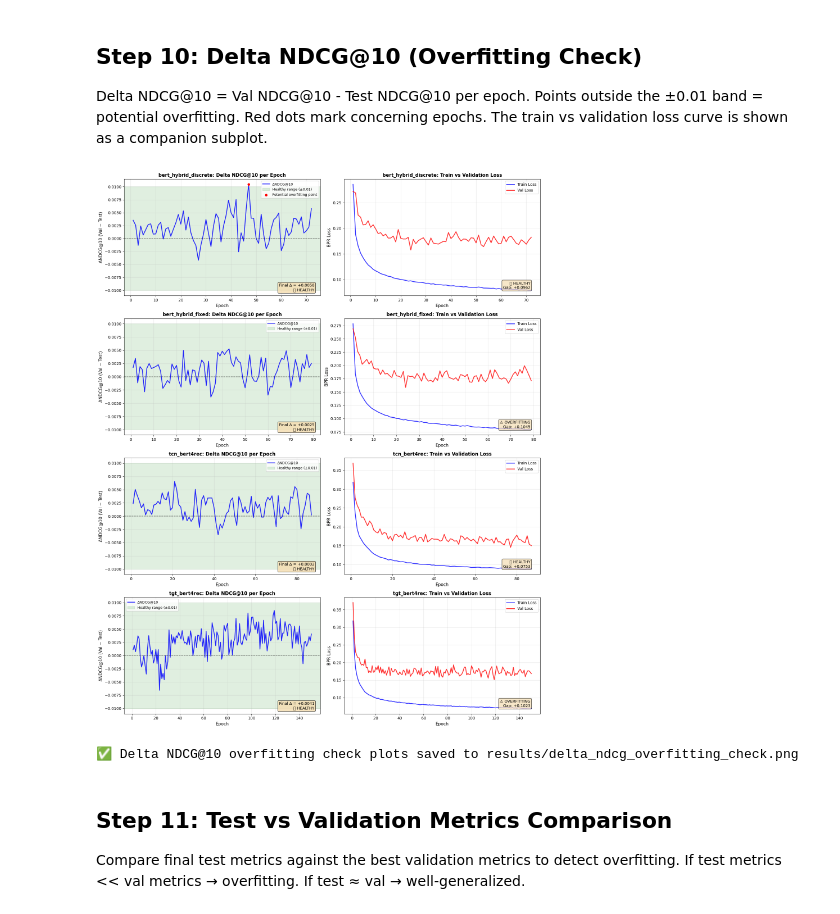
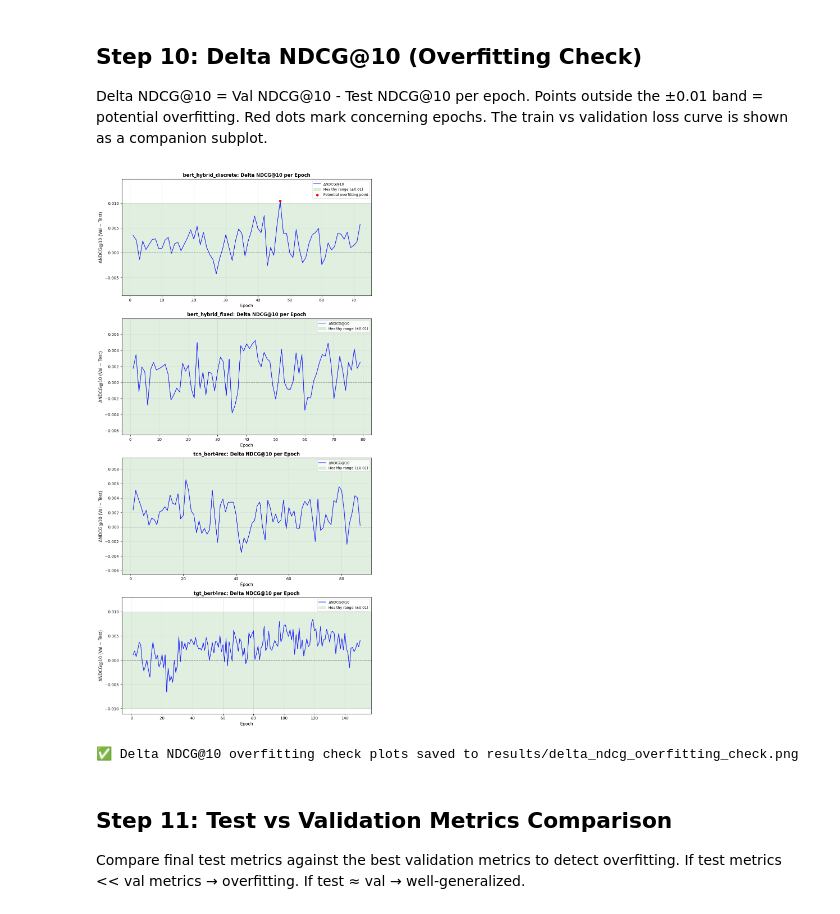
Before and after one commit to faroukq1/length-adaptive, a Jupyter notebook: length-adapt-rerun-1m.ipynb, the cells around one changed output. Drawn from its saved outputs; the diff is of its cells as text; code cells hidden in the pictures.

```diff
--- a/length-adapt-rerun-1m.ipynb
+++ b/length-adapt-rerun-1m.ipynb
@@ -465,79 +465,50 @@ if not histories:
     print("❌ No training histories found!")
 else:
     n_models = len(histories)
-    fig, axes = plt.subplots(n_models, 2, figsize=(16, 5 * n_models))
+    fig, axes = plt.subplots(n_models, 1, figsize=(10, 5 * n_models))
     if n_models == 1:
-        axes = axes.reshape(1, -1)
+        axes = [axes]
 
     for idx, (model_name, history) in enumerate(sorted(histories.items())):
-        ax_delta = axes[idx, 0]
-        ax_loss = axes[idx, 1]
+        ax_delta = axes[idx]
 
         delta_ndcg = history.get('delta_ndcg10', [])
 
         if delta_ndcg:
             epochs_delta = list(range(1, len(delta_ndcg) + 1))
 
-            # Plot delta NDCG curve in blue
-            ax_delta.plot(epochs_delta, delta_ndcg, 'b-', linewidth=2, alpha=0.85, label='ΔNDCG@10')
+            ax_delta.plot(epochs_delta, delta_ndcg, 'b-', linewidth=1.5, alpha=0.85, label='ΔNDCG@10')
 
-            # Horizontal reference line at y=0
             ax_delta.axhline(y=0, color='black', linestyle='--', linewidth=1.2, alpha=0.6)
 
-            # Green shaded healthy zone (-0.01 to +0.01)
             ax_delta.axhspan(-0.01, 0.01, alpha=0.12, color='green', label='Healthy range (±0.01)')
 
-            # Mark overfitting points (abs(delta) > 0.01) with red dots
             overfit_mask = np.abs(np.array(delta_ndcg)) > 0.01
             if overfit_mask.any():
                 ax_delta.scatter(np.array(epochs_delta)[overfit_mask],
                                 np.array(delta_ndcg)[overfit_mask],
                                 color='red', s=30, zorder=5,
                                 label='Potential overfitting point')
 
-            # Final delta and status in bottom-right text box
-            final_delta = delta_ndcg[-1]
-            status = "✅ HEALTHY" if abs(final_delta) <= 0.01 else "⚠ OVERFITTING"
-            ax_delta.text(0.97, 0.03, f'Final Δ = {final_delta:+.4f}\n{status}',
-                         transform=ax_delta.transAxes, fontsize=10, ha='right', va='bottom',
-                         bbox=dict(boxstyle='round', facecolor='wheat', alpha=0.85))
+            # Tight y-axis
+            data_min = min(delta_ndcg)
+            data_max = max(delta_ndcg)
+            pad = (data_max - data_min) * 0.3
+            ax_delta.set_ylim(data_min - pad, data_max + pad)
 
             ax_delta.set_xlabel('Epoch', fontsize=11)
             ax_delta.set_ylabel('ΔNDCG@10 (Val − Test)', fontsize=11)
             ax_delta.set_title(f'{model_name}: Delta NDCG@10 per Epoch', fontsize=12, fontweight='bold')
             ax_delta.legend(fontsize=9)
             ax_delta.grid(True, alpha=0.3)
 
-        # Subplot 2: Train vs Validation Loss (kept as requested)
-        epochs = list(range(1, len(history['train_loss']) + 1))
-        ax_loss.plot(epochs, history['train_loss'], 'b-', label='Train Loss', linewidth=2, alpha=0.8)
-        if history.get('val_loss') and len(history['val_loss']) > 0:
-            val_epochs = list(range(1, len(history['val_loss']) + 1))
-            ax_loss.plot(val_epochs, history['val_loss'], 'r-', label='Val Loss', linewidth=2, alpha=0.8)
-
-        ax_loss.set_xlabel('Epoch', fontsize=11)
-        ax_loss.set_ylabel('BPR Loss', fontsize=11)
-        ax_loss.set_title(f'{model_name}: Train vs Validation Loss', fontsize=12, fontweight='bold')
-        ax_loss.legend(fontsize=10)
-        ax_loss.grid(True, alpha=0.3)
-
-        if history.get('val_loss') and len(history['val_loss']) > 0:
-            last_n = min(10, len(history['val_loss']))
-            avg_train = np.mean(history['train_loss'][-last_n:])
-            avg_val = np.mean(history['val_loss'][-last_n:])
-            gap = avg_val - avg_train
-            loss_status = "⚠ OVERFITTING" if gap > 0.1 else ("⚠ UNDERFITTING" if gap < -0.05 else "✅ HEALTHY")
-            ax_loss.text(0.95, 0.05, f'{loss_status}\nGap: {gap:+.4f}', transform=ax_loss.transAxes,
-                    fontsize=10, ha='right', va='bottom',
-                    bbox=dict(boxstyle='round', facecolor='wheat', alpha=0.7))
-
     plt.tight_layout()
     plt.savefig('results/delta_ndcg_overfitting_check.png', dpi=300, bbox_inches='tight')
     plt.show()
 
     print("✅ Delta NDCG@10 overfitting check plots saved to results/delta_ndcg_overfitting_check.png")
 # %% [output]
-[figure, old version]
+[figure, new version]
 ✅ Delta NDCG@10 overfitting check plots saved to results/delta_ndcg_overfitting_check.png
 # %% [markdown]
 ## Step 11: Test vs Validation Metrics Comparison
```
Also changed, not shown: parts of 2 cells of this notebook, 1 other file.
